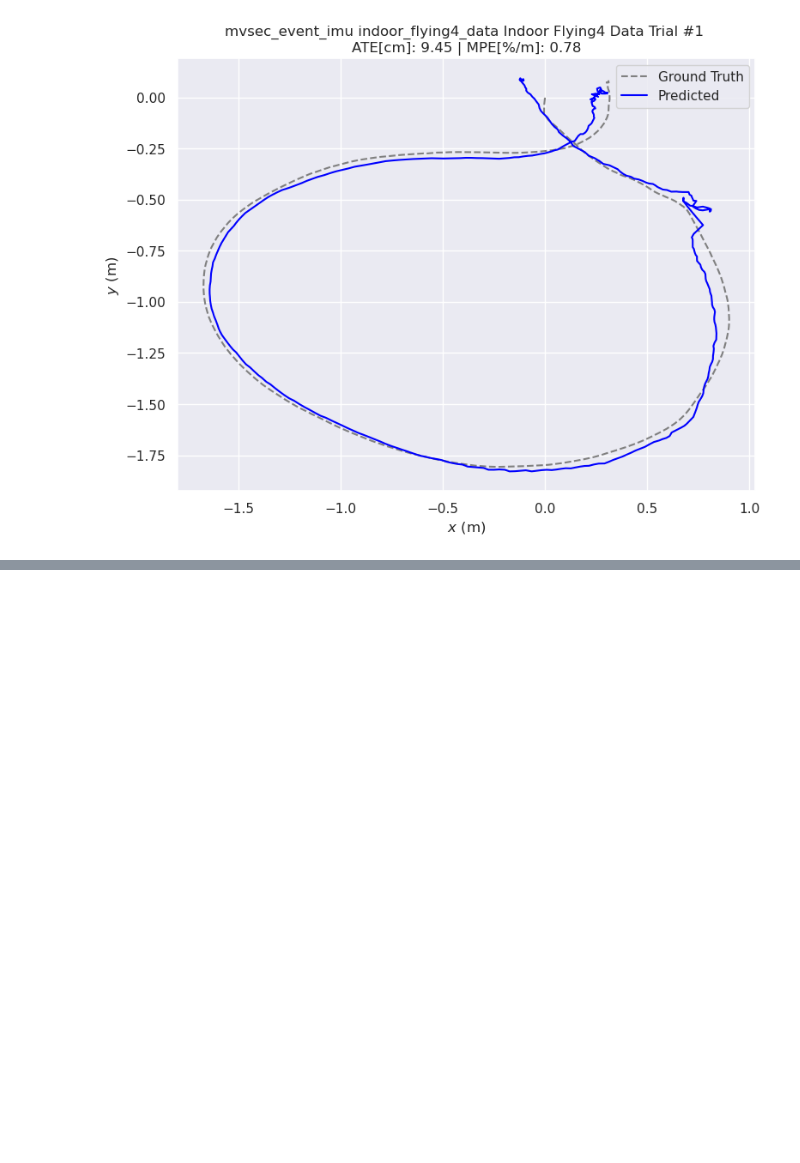
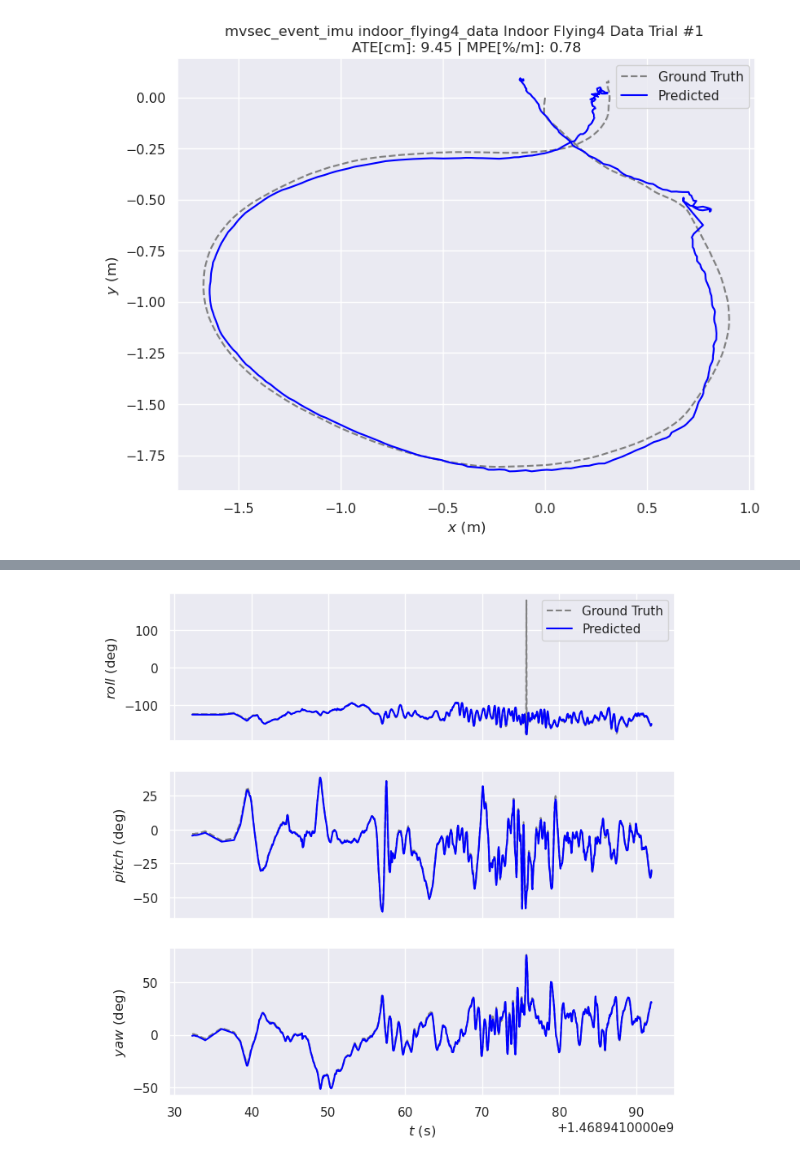
Before and after one commit to arushi32588/deio, a Jupyter notebook: estimated_trajectories/evo_evaluation_trajectory.ipynb, the cells around one changed output, grey strips where cells are left out. Cells and saved outputs as stored; diff of their text form; code cells hidden in the pictures; blank space fills up the shorter version.

```diff
--- a/estimated_trajectories/evo_evaluation_trajectory.ipynb
+++ b/estimated_trajectories/evo_evaluation_trajectory.ipynb
@@ -103,8 +116,8 @@ for root, dirs, files in os.walk(indir):
                 tss_deio_us, traj_deio = load_gt_us("/home/gwp/Estimated_Trajectories/MVSEC/2024-10-11_indoor_flying4_data/Indoor_Flying4_Data_trial_1_step_DEVOimu/Indoor_Flying4_Data_Trial01.txt")
 
 
-            evoGT = make_evo_traj(traj_gt, tss_gt_us)
-            evoEst = make_evo_traj(traj_deio, tss_deio_us)
+            evoGT = make_evo_traj_gt(traj_gt, tss_gt_us)
+            evoEst = make_evo_traj_deio(traj_deio, tss_deio_us)
             gtlentraj = evoGT.get_infos()["path length (m)"]#获取轨迹长度
             evoGT, evoEst = sync.associate_trajectories(evoGT, evoEst, max_diff=1)
             _n_to_align=-1;
@@ -125,8 +138,8 @@ for root, dirs, files in os.walk(indir):
             # 在 Jupyter 中确保绘图可以显示
             %matplotlib inline
 
-            evoGT = make_evo_traj(traj_gt, tss_gt_us)
-            evoDEIO = make_evo_traj(traj_deio, tss_deio_us)
+            evoGT = make_evo_traj_gt(traj_gt, tss_gt_us)
+            evoDEIO = make_evo_traj_deio(traj_deio, tss_deio_us)
             plot_trajectory_inxyplane(pred_traj=evoDEIO, gt_traj=evoGT, _n_to_align=-1, max_diff_sec=0.01, title=figure_title)
 
     # 使用break限制os.walk只遍历indir的第一层
@@ -137,3 +150,94 @@ Evaluation for MVSEC dataset
 [figure]
 [figure]
 [figure]
+# %%
+def plot_trajectory_rpy(pred_traj, gt_traj, align=True, _n_to_align=-1,correct_scale=True, max_diff_sec=1.0,title="", filename=""):
+#将两个轨迹对齐(时间维度上的)
+    gt_traj, pred_traj = sync.associate_trajectories(gt_traj, pred_traj, max_diff=max_diff_sec)
+    # 对齐轨迹(空间维度上的)
+    if align:
+        try:
+            pred_traj.align(gt_traj, correct_scale=correct_scale,n=_n_to_align)
+        except GeometryException as e:
+            print("Plotting error:", e)
+
+    plot_collection = plot.PlotCollection("PlotCol")
+    fig_rpy, axarr_rpy = plt.subplots(3, sharex="col",figsize=(8, 8))
+
+    plot.traj_rpy(axarr_rpy, gt_traj, '--', 'gray', "Ground Truth")
+    plot.traj_rpy(axarr_rpy, pred_traj, '-', 'blue', "Predicted")
+    plt.show()
+
+
+print("Evaluation for DAVIS240c dataset")
+indir="/media/lfl-data2/davis240c/"
+
+target_dirs = {
+                "boxes_6dof",
+                "boxes_translation",
+                "dynamic_6dof",
+                "dynamic_translation",
+                "hdr_boxes",
+                "hdr_poster",
+                "poster_6dof",
+                "poster_translation",
+                }
+
+for root, dirs, files in os.walk(indir):
+    for d in dirs:
+        # 构建完整路径 data_path
+        datapath_val = os.path.join(root, d)
+
+        # 检查是否为目标文件夹之一
+        if os.path.basename(datapath_val) in target_dirs:
+            sequence_name = os.path.basename(datapath_val)
+
+            # 获取轨迹
+            tss_gt_us, traj_gt = load_gt_us(os.path.join(datapath_val, f"raw_gt_stamped_ns_left.txt"))#获取真实轨迹
+
+            # 获取deio估算的轨迹
+            if sequence_name == "boxes_6dof":
+                tss_deio_us, traj_deio = load_gt_us("/home/gwp/Estimated_Trajectories/DAVIS240C/2024-10-06_boxes_6dof/Boxes_6Dof_trial_1_step_DEVOimu/Boxes_6Dof_Trial01.txt")
+            elif sequence_name == "boxes_translation":
+                tss_deio_us, traj_deio = load_gt_us("/home/gwp/Estimated_Trajectories/DAVIS240C/2024-10-06_boxes_translation/Boxes_Translation_trial_1_step_DEVOimu/Boxes_Translation_Trial01.txt")
+            elif sequence_name == "dynamic_6dof":
+                tss_deio_us, traj_deio = load_gt_us("/home/gwp/Estimated_Trajectories/DAVIS240C/2024-10-06_dynamic_6dof/Dynamic_6Dof_trial_1_step_DEVOimu/Dynamic_6Dof_Trial01.txt")
+            elif sequence_name == "dynamic_translation":
+                tss_deio_us, traj_deio = load_gt_us("/home/gwp/Estimated_Trajectories/DAVIS240C/2024-10-06_dynamic_translation/Dynamic_Translation_trial_1_step_DEVOimu/Dynamic_Translation_Trial01.txt")
+            elif sequence_name == "hdr_boxes":
+                tss_deio_us, traj_deio = load_gt_us("/home/gwp/Estimated_Trajectories/DAVIS240C/2024-10-06_hdr_boxes/Hdr_Boxes_trial_1_step_DEVOimu/Hdr_Boxes_Trial01.txt")
+            elif sequence_name == "hdr_poster":
+                tss_deio_us, traj_deio = load_gt_us("/home/gwp/Estimated_Trajectories/DAVIS240C/2024-10-06_hdr_poster/Hdr_Poster_trial_1_step_DEVOimu/Hdr_Poster_Trial01.txt")
+            elif sequence_name == "poster_6dof":
+                tss_deio_us, traj_deio = load_gt_us("/home/gwp/Estimated_Trajectories/DAVIS240C/2024-10-06_poster_6dof/Poster_6Dof_trial_1_step_DEVOimu/Poster_6Dof_Trial01.txt")
+            elif sequence_name == "poster_translation":
+                tss_deio_us, traj_deio = load_gt_us("/home/gwp/Estimated_Trajectories/DAVIS240C/2024-10-06_poster_translation/Poster_Translation_trial_1_step_DEVOimu/Poster_Translation_Trial01.txt")
+
+            evoGT = make_evo_traj_gt(traj_gt, tss_gt_us)
+            evoEst = make_evo_traj_deio(traj_deio, tss_deio_us)
+            gtlentraj = evoGT.get_infos()["path length (m)"]#获取轨迹长度
+            evoGT, evoEst = sync.associate_trajectories(evoGT, evoEst, max_diff=1)
+            _n_to_align=1000;
+            ape_trans = main_ape.ape(copy.deepcopy(evoGT), copy.deepcopy(evoEst), pose_relation=metrics.PoseRelation.translation_part, align=True,n_to_align=_n_to_align, correct_scale=True)
+
+            # print(f"\033[31m EVO结果：{ape_trans}\033[0m");
+            MPE = ape_trans.stats["mean"] / gtlentraj * 100
+            # print(f"MPE is {MPE:.02f}") #注意只保留两位小数
+            evoATE = ape_trans.stats["rmse"]*100
+
+            # res_str = f"\nATE[cm]: {evoATE:.02f} | MPE[%/m]: {MPE:.02f}"
+
+            # 添加角度的验证
+            ape_rotation = main_ape.ape(copy.deepcopy(evoGT), copy.deepcopy(evoEst), pose_relation=metrics.PoseRelation.rotation_angle_deg, align=True,n_to_align=_n_to_align, correct_scale=True)
+            MRE = ape_rotation.stats["mean"]/ gtlentraj #以度为单位的均值
+            rmse_degree = ape_rotation.stats["rmse"]
+            res_str = f"\nATE[cm]: {evoATE:.02f} | MPE[%/m]: {MPE:.02f}  | rmse_degree[deg]: {rmse_degree:.02f} | MRE[deg/m]: {MRE:.02f}"
+
+            %matplotlib inline
+            plot_trajectory_rpy(copy.deepcopy(evoGT), copy.deepcopy(evoEst),_n_to_align=_n_to_align);
+
+            print(f"{sequence_name}: {res_str}")
+
+    # 使用break限制os.walk只遍历indir的第一层
+    break
+# %% [output]
@@ -139,0 +245 @@ Evaluation for MVSEC dataset
+[figure, added]
```
Also changed, not shown: parts of 15 cells of this notebook.
